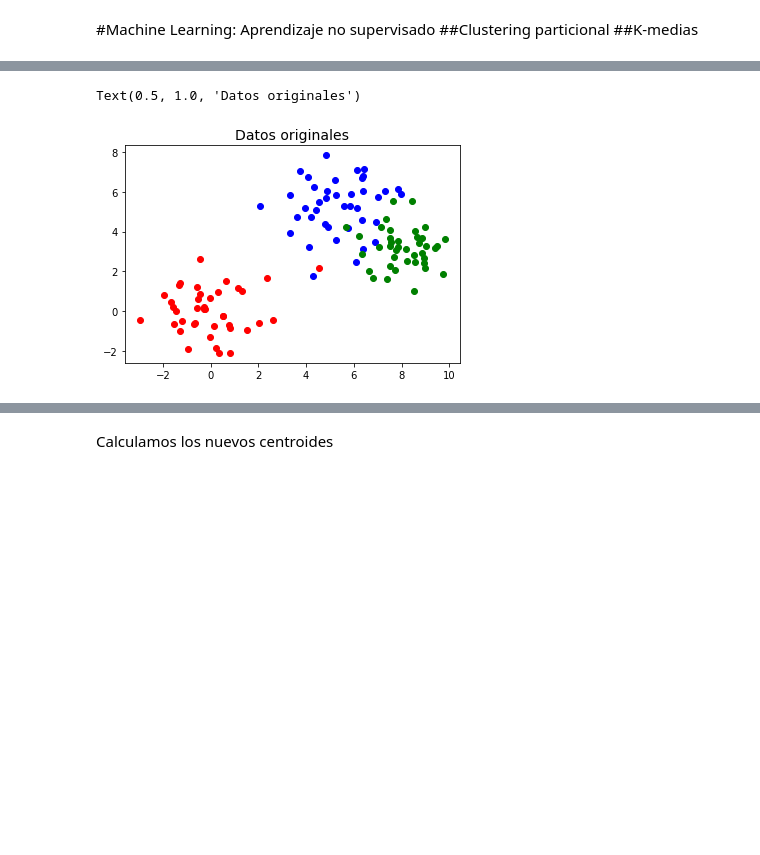
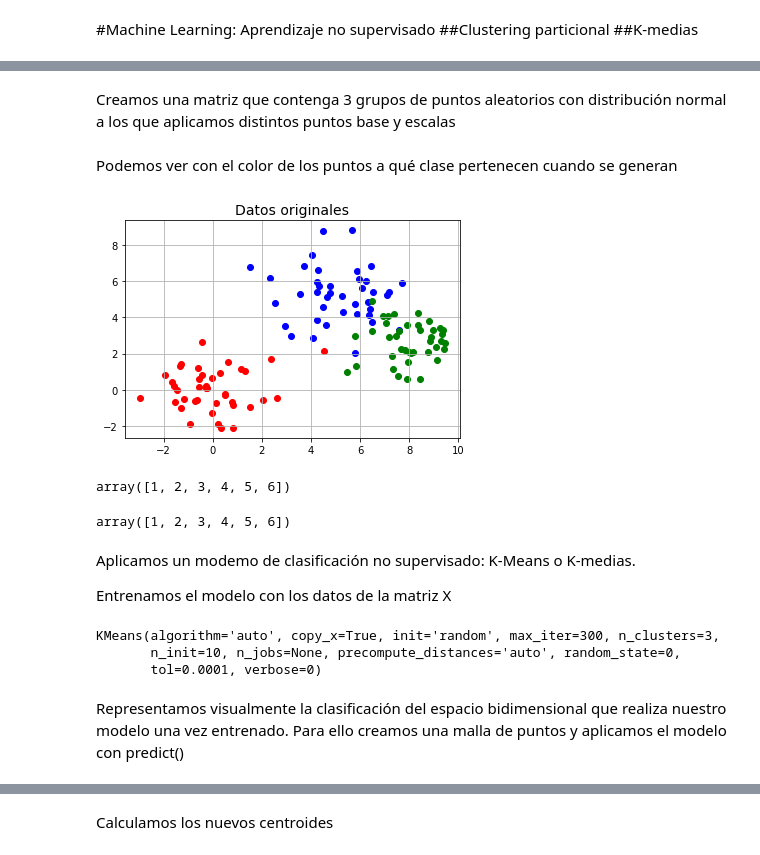
Before and after one commit to mariajogonsan/Curso-de-introduccion-a-Big-Data-Parte-3-nov2021, a Jupyter notebook: 2_Machine_Learning_Aprendizaje_no_supervisado.ipynb, the cells around one changed output, grey strips where cells are left out. Saved outputs shown, nothing was run; the diff lists cells and outputs as text; code cells hidden in the pictures; blank space fills up the shorter version.

```diff
--- a/2_Machine_Learning_Aprendizaje_no_supervisado.ipynb
+++ b/2_Machine_Learning_Aprendizaje_no_supervisado.ipynb
@@ -6,0 +9,8 @@
+# %%
+%matplotlib inline
+import numpy as np
+import matplotlib.pyplot as plt
+MAXN = 40
+A=1.25*np.random.randn(MAXN,2)
+plt.scatter(A[:,0], A[:,1], color='g')
+plt.grid()
@@ -6,0 +21,5 @@
+# %%
+B=5+1.5*np.random.randn(MAXN,2)
+plt.scatter(A[:,0], A[:,1], color='g')
+plt.scatter(B[:,0], B[:,1], color='b')
+plt.grid()
@@ -6,0 +30,6 @@
+# %%
+C=[8,3]+1*np.random.randn(MAXN,2)
+plt.scatter(A[:,0], A[:,1], color='g')
+plt.scatter(B[:,0], B[:,1], color='b')
+plt.scatter(C[:,0], C[:,1], color='r')
+plt.grid()
@@ -7,22 +38,44 @@
+# %% [markdown]
+Creamos una matriz que contenga 3 grupos de puntos aleatorios con distribución normal a los que aplicamos distintos puntos base y escalas
+# %%
+X = np.concatenate([A, B, C])
+#X = np.concatenate([1.25*np.random.randn(MAXN,2),5+1.5*np.random.randn(MAXN,2), [8,3]+1*np.random.randn(MAXN,2)])
+# %% [markdown]
+Podemos ver con el color de los puntos a qué clase pertenecen cuando se generan
 # %%
-%matplotlib inline
-import numpy as np
-import matplotlib.pyplot as plt
-#Create some data
-MAXN=40
-
-X = np.concatenate([1.25*np.random.randn(MAXN,2),5+1.5*np.random.randn(MAXN,2)])
-X = np.concatenate([X,[8,3]+1*np.random.randn(MAXN,2)])
-
-#Just for visualization purposes
-y = np.concatenate([np.ones((MAXN,1)),2*np.ones((MAXN,1))])
-y = np.concatenate([y,3*np.ones((MAXN,1))])
+#Para poder visualizarlos con distinto color creamos unas matrices de máscara con números 1, 2 y 3
+y = np.concatenate([np.ones((MAXN,1)),2*np.ones((MAXN,1)), 3*np.ones((MAXN,1))])
 
 fig = plt.plot()
-plt.scatter(X[(y==1).ravel(),0],X[(y==1).ravel(),1],color='r')
-plt.scatter(X[(y==2).ravel(),0],X[(y==2).ravel(),1],color='b')
-plt.scatter(X[(y==3).ravel(),0],X[(y==3).ravel(),1],color='g')
-plt.title('Datos originales',size=14)
+plt.scatter(X[(y==1).ravel(),0], X[(y==1).ravel(),1], color='r')
+plt.scatter(X[(y==2).ravel(),0], X[(y==2).ravel(),1], color='b')
+plt.scatter(X[(y==3).ravel(),0], X[(y==3).ravel(),1], color='g')
+plt.title('Datos originales', size=14)
+plt.grid()
 # %% [output]
-Text(0.5, 1.0, 'Datos originales')
-[figure, old version]
+[figure, new version]
+# %%
+M = np.array([[1, 2, 3], [4, 5, 6]])
+np.ravel(M)
+# %% [output]
+array([1, 2, 3, 4, 5, 6])
+# %%
+M.reshape(-1)
+# %% [output]
+array([1, 2, 3, 4, 5, 6])
+# %% [markdown]
+Aplicamos un modemo de clasificación no supervisado: K-Means o K-medias.
+
+Entrenamos el modelo con los datos de la matriz X
+# %%
+from sklearn import cluster
+
+K=3
+clf = cluster.KMeans(init='random', n_clusters=K, random_state=0)
+clf.fit(X)
+# %% [output]
+KMeans(algorithm='auto', copy_x=True, init='random', max_iter=300, n_clusters=3,
+       n_init=10, n_jobs=None, precompute_distances='auto', random_state=0,
+       tol=0.0001, verbose=0)
+# %% [markdown]
+Representamos visualmente la clasificación del espacio bidimensional que realiza nuestro modelo una vez entrenado. Para ello creamos una malla de puntos y aplicamos el modelo con predict()
```
Also changed, not shown: parts of 19 cells of this notebook.
